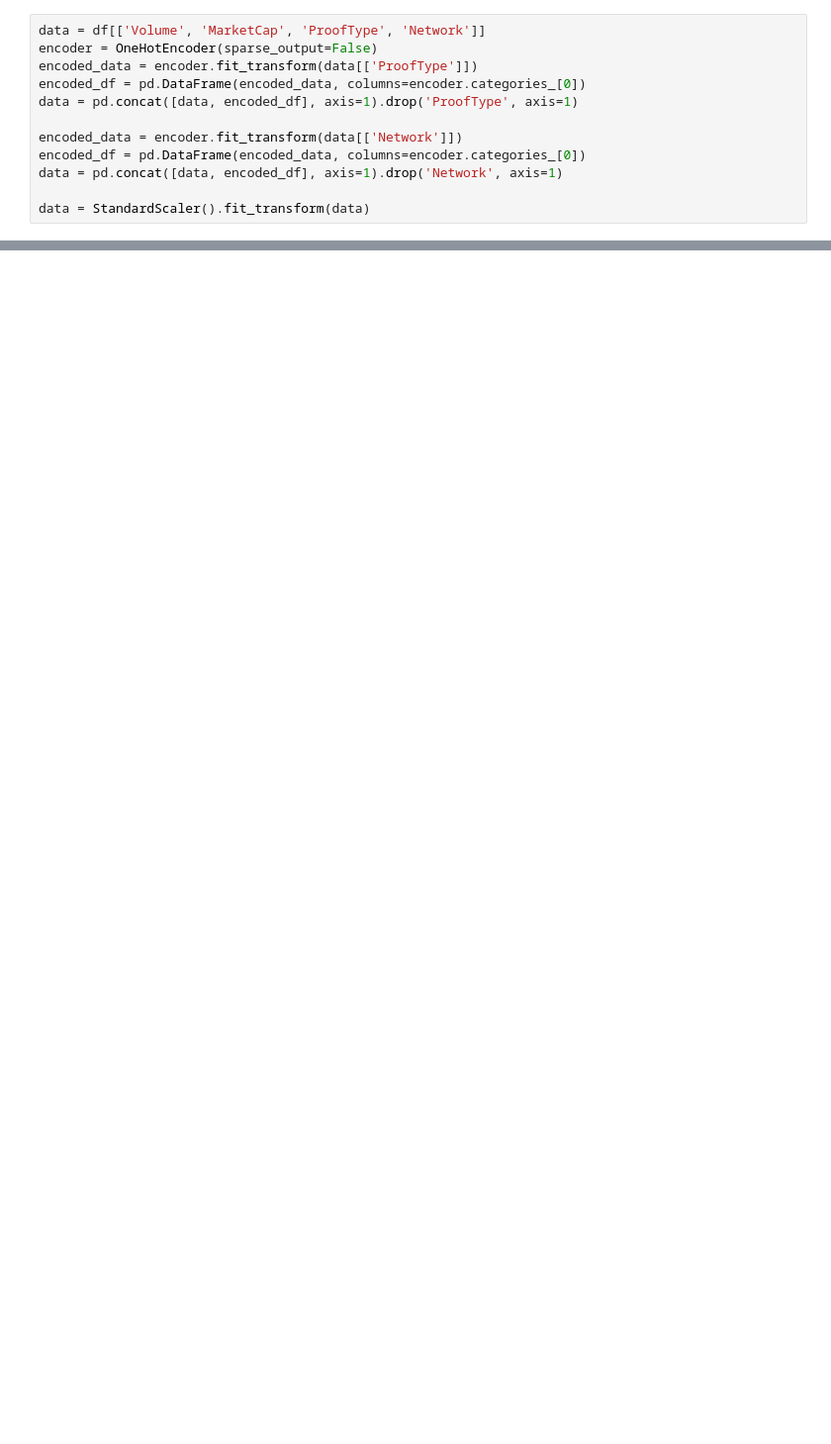
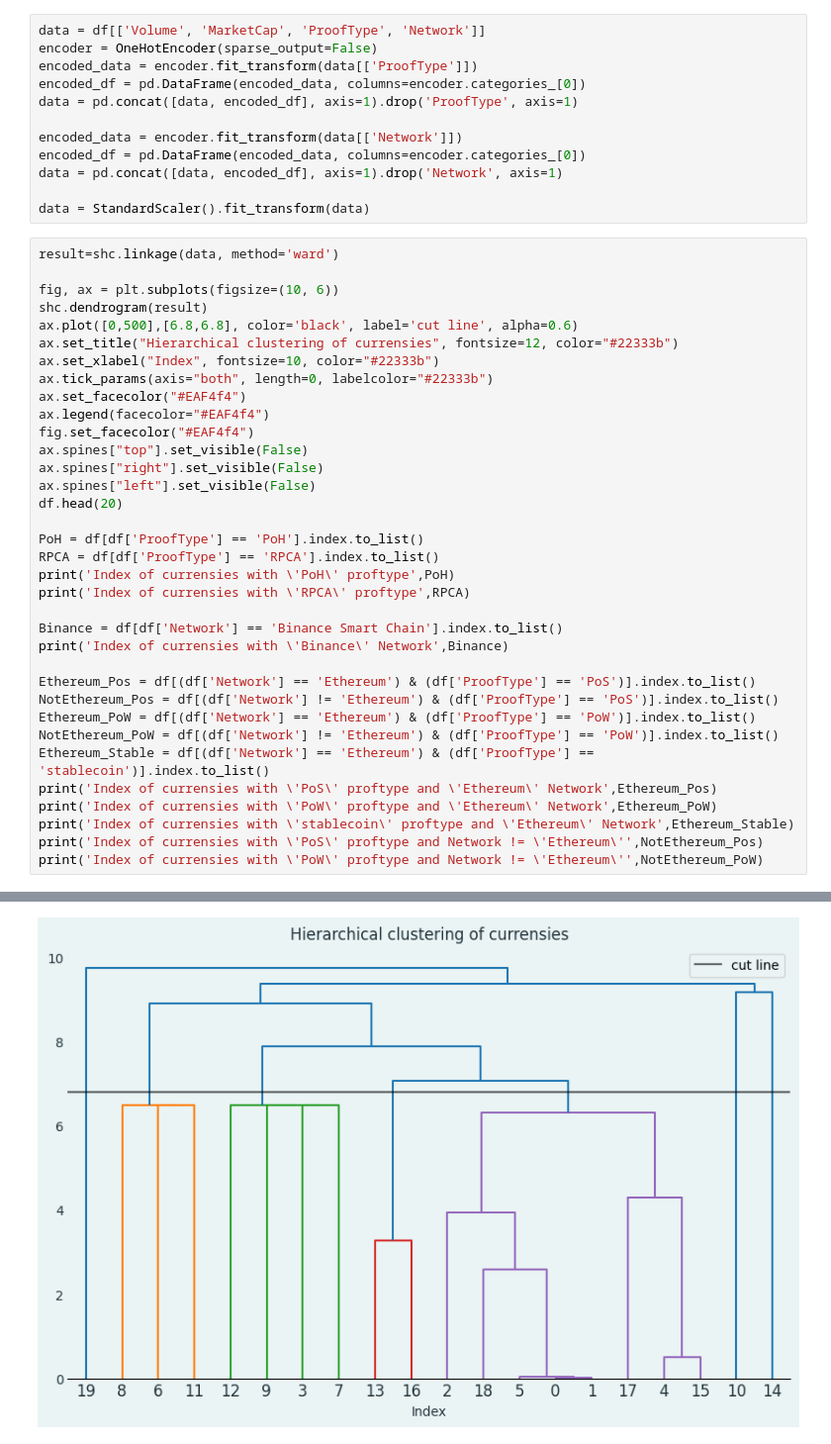
Before and after one commit to mr-robot77/Quera_G11-Project2, a Jupyter notebook: Problem 2/clustering.ipynb, the cells around one changed output, grey strips where cells are left out. Shown at 99% size. Saved outputs shown, nothing was run; the diff lists cells and outputs as text; blank space fills up the shorter version.

```diff
--- a/Problem 2/clustering.ipynb
+++ b/Problem 2/clustering.ipynb
@@ -106,3 +133,39 @@ encoded_df = pd.DataFrame(encoded_data, columns=encoder.categories_[0])
 data = pd.concat([data, encoded_df], axis=1).drop('Network', axis=1)
 
 data = StandardScaler().fit_transform(data)
+# %%
+result=shc.linkage(data, method='ward')
+
+fig, ax = plt.subplots(figsize=(10, 6))
+shc.dendrogram(result)
+ax.plot([0,500],[6.8,6.8], color='black', label='cut line', alpha=0.6)
+ax.set_title("Hierarchical clustering of currensies", fontsize=12, color="#22333b")
+ax.set_xlabel("Index", fontsize=10, color="#22333b")
+ax.tick_params(axis="both", length=0, labelcolor="#22333b")
+ax.set_facecolor("#EAF4f4")
+ax.legend(facecolor="#EAF4f4")
+fig.set_facecolor("#EAF4f4")
+ax.spines["top"].set_visible(False)
+ax.spines["right"].set_visible(False)
+ax.spines["left"].set_visible(False)
+df.head(20)
+
+PoH = df[df['ProofType'] == 'PoH'].index.to_list()
+RPCA = df[df['ProofType'] == 'RPCA'].index.to_list()
+print('Index of currensies with \'PoH\' proftype',PoH)
+print('Index of currensies with \'RPCA\' proftype',RPCA)
+
+Binance = df[df['Network'] == 'Binance Smart Chain'].index.to_list()
+print('Index of currensies with \'Binance\' Network',Binance)
+
+Ethereum_Pos = df[(df['Network'] == 'Ethereum') & (df['ProofType'] == 'PoS')].index.to_list()
+NotEthereum_Pos = df[(df['Network'] != 'Ethereum') & (df['ProofType'] == 'PoS')].index.to_list()
+Ethereum_PoW = df[(df['Network'] == 'Ethereum') & (df['ProofType'] == 'PoW')].index.to_list()
+NotEthereum_PoW = df[(df['Network'] != 'Ethereum') & (df['ProofType'] == 'PoW')].index.to_list()
+Ethereum_Stable = df[(df['Network'] == 'Ethereum') & (df['ProofType'] == 'stablecoin')].index.to_list()
+print('Index of currensies with \'PoS\' proftype and \'Ethereum\' Network',Ethereum_Pos)
+print('Index of currensies with \'PoW\' proftype and \'Ethereum\' Network',Ethereum_PoW)
+print('Index of currensies with \'stablecoin\' proftype and \'Ethereum\' Network',Ethereum_Stable)
+print('Index of currensies with \'PoS\' proftype and Network != \'Ethereum\'',NotEthereum_Pos)
+print('Index of currensies with \'PoW\' proftype and Network != \'Ethereum\'',NotEthereum_PoW)
+# %% [output]
@@ -108,0 +180 @@ data = StandardScaler().fit_transform(data)
+[figure, added]
```
Also changed, not shown: parts of 15 cells of this notebook.
